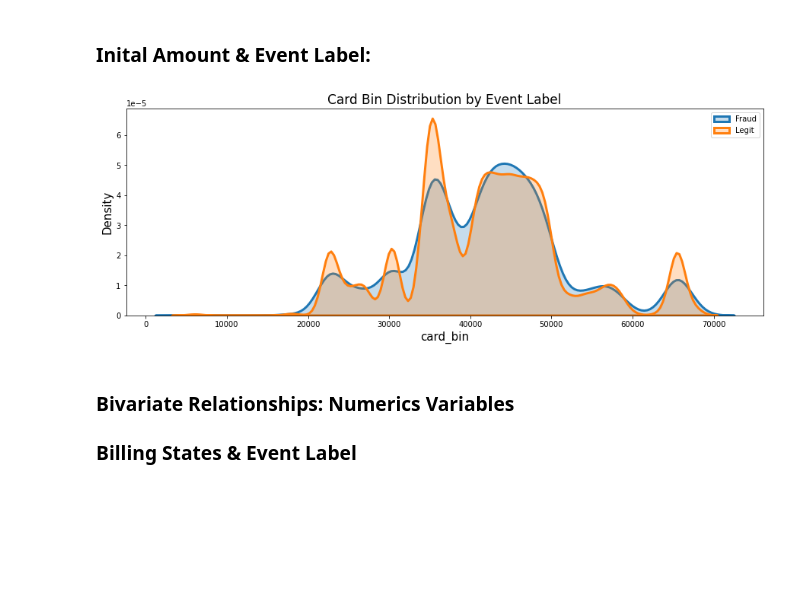
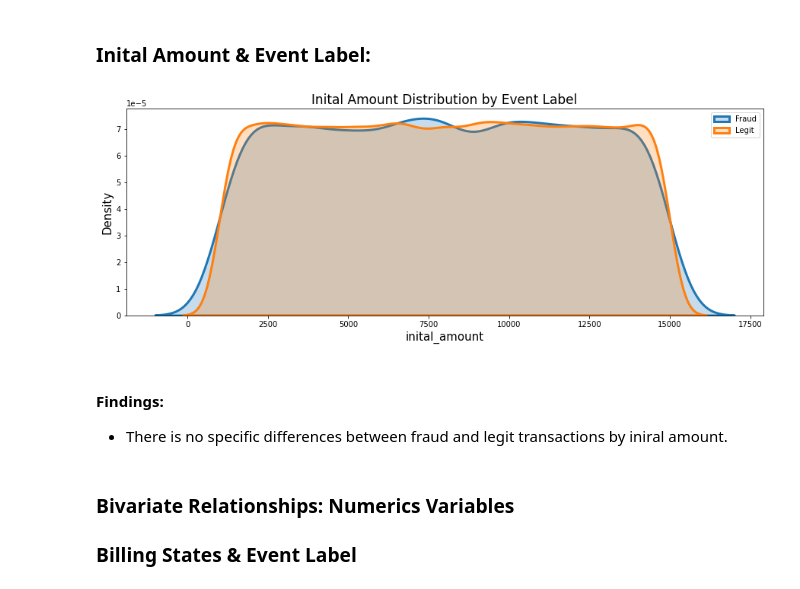
Before and after one commit to ElifKarakutukDinc/Fraud_Analytics_Case_Study, a Jupyter notebook: EDA.ipynb, the cells around one changed output. Drawn from its saved outputs; the diff is of its cells as text; code cells hidden in the pictures; blank space fills up the shorter version.

Commit message:
added findings about numeric variables

```diff
--- a/EDA.ipynb
+++ b/EDA.ipynb
@@ -328,18 +328,21 @@ distplot_viz(
 # %%
 distplot_viz(
     data=df_data,
-    column="card_bin",
+    column="inital_amount",
     separate_column="EVENT_LABEL",
     condition_1="fraud",
     condition_2="legit",
     label1="Fraud",
     label2="Legit",
-    title="Card Bin Distribution by Event Label",
+    title="Inital Amount Distribution by Event Label",
     color1="blue",
     color2="red",
 )
 # %% [output]
-[figure, old version]
+[figure, new version]
+# %% [markdown]
+#### Findings:
+* There is no specific differences between fraud and legit transactions by iniral amount.
 # %% [markdown]
 ### Bivariate Relationships: Numerics Variables
 ### Billing States & Event Label
```
Also changed, not shown: parts of 4 cells of this notebook.
